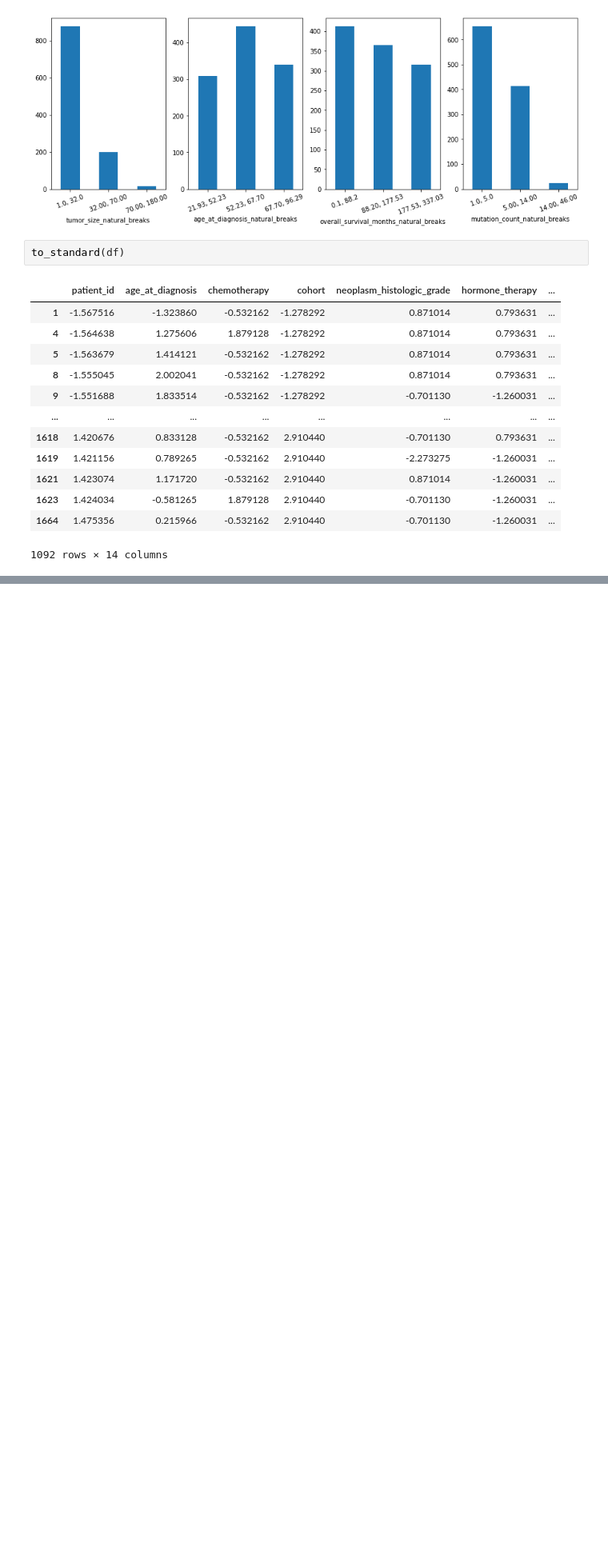
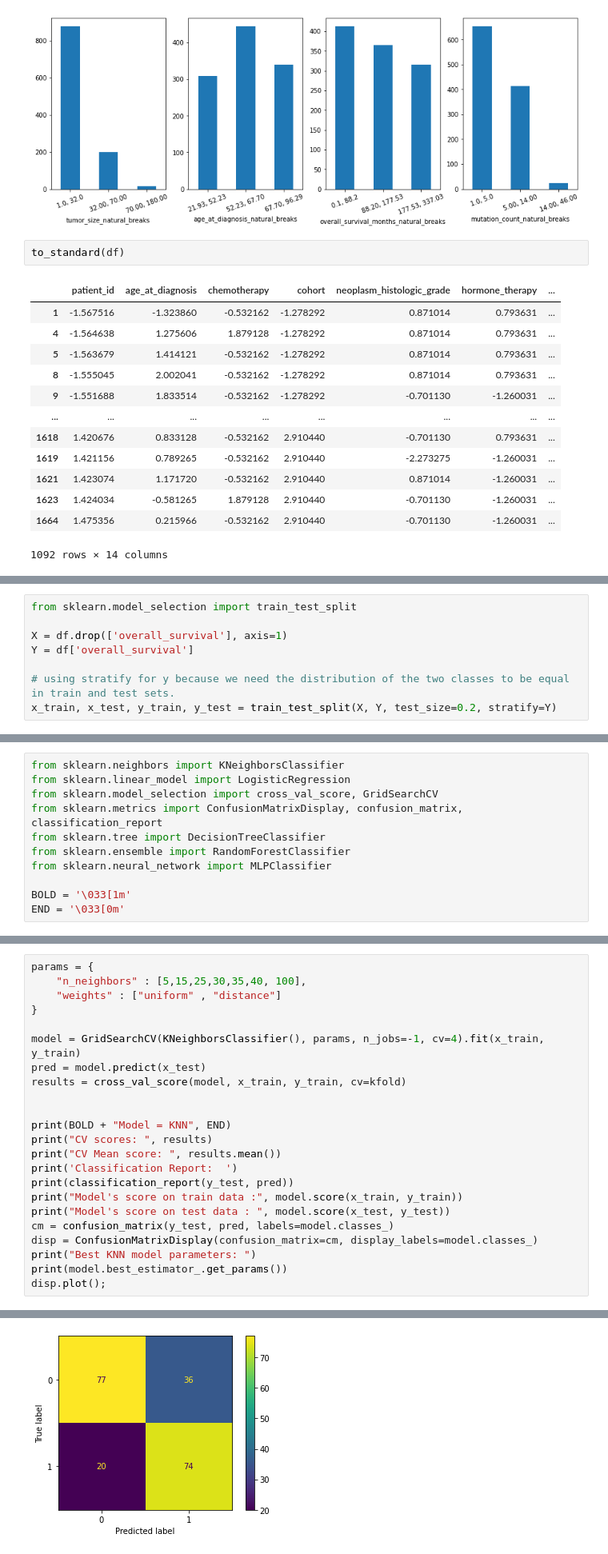
Before and after one commit to AhmadrezaHadi/Data-Mining-Project, a Jupyter notebook: METABRIC.ipynb, the cells around one changed output, grey strips where cells are left out. Shown at 80% size. Drawn from its saved outputs; the diff is of its cells as text; blank space fills up the shorter version.

```diff
--- a/METABRIC.ipynb
+++ b/METABRIC.ipynb
@@ -201,0 +277,8 @@ to_standard(df)
+# %%
+from sklearn.model_selection import train_test_split
+
+X = df.drop(['overall_survival'], axis=1)
+Y = df['overall_survival']
+
+# using stratify for y because we need the distribution of the two classes to be equal in train and test sets.
+x_train, x_test, y_train, y_test = train_test_split(X, Y, test_size=0.2, stratify=Y)
@@ -201,0 +301,11 @@ to_standard(df)
+# %%
+from sklearn.neighbors import KNeighborsClassifier
+from sklearn.linear_model import LogisticRegression
+from sklearn.model_selection import cross_val_score, GridSearchCV
+from sklearn.metrics import ConfusionMatrixDisplay, confusion_matrix, classification_report
+from sklearn.tree import DecisionTreeClassifier
+from sklearn.ensemble import RandomForestClassifier
+from sklearn.neural_network import MLPClassifier
+
+BOLD = '\033[1m'
+END = '\033[0m'
@@ -201,0 +314,24 @@ to_standard(df)
+# %%
+params = {
+    "n_neighbors" : [5,15,25,30,35,40, 100],
+    "weights" : ["uniform" , "distance"]
+}
+
+model = GridSearchCV(KNeighborsClassifier(), params, n_jobs=-1, cv=4).fit(x_train, y_train)
+pred = model.predict(x_test)
+results = cross_val_score(model, x_train, y_train, cv=kfold)
+
+
+print(BOLD + "Model = KNN", END)
+print("CV scores: ", results)
+print("CV Mean score: ", results.mean())
+print('Classification Report:  ')
+print(classification_report(y_test, pred))
+print("Model's score on train data :", model.score(x_train, y_train))
+print("Model's score on test data : ", model.score(x_test, y_test))
+cm = confusion_matrix(y_test, pred, labels=model.classes_)
+disp = ConfusionMatrixDisplay(confusion_matrix=cm, display_labels=model.classes_)
+print("Best KNN model parameters: ")
+print(model.best_estimator_.get_params())
+disp.plot();
+# %% [output]
@@ -201,0 +355 @@ to_standard(df)
+[figure, added]
```
Also changed, not shown: parts of 15 cells of this notebook.
